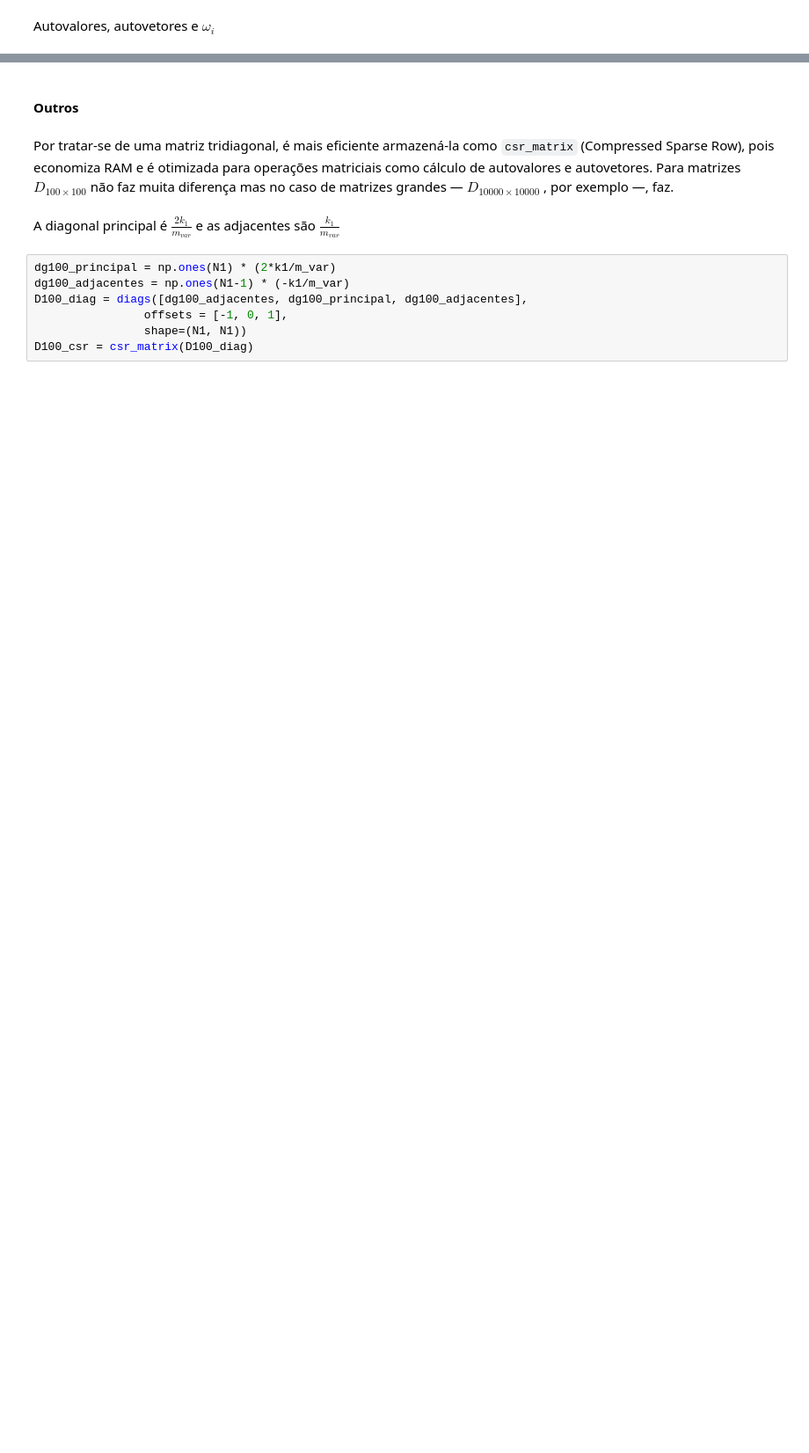
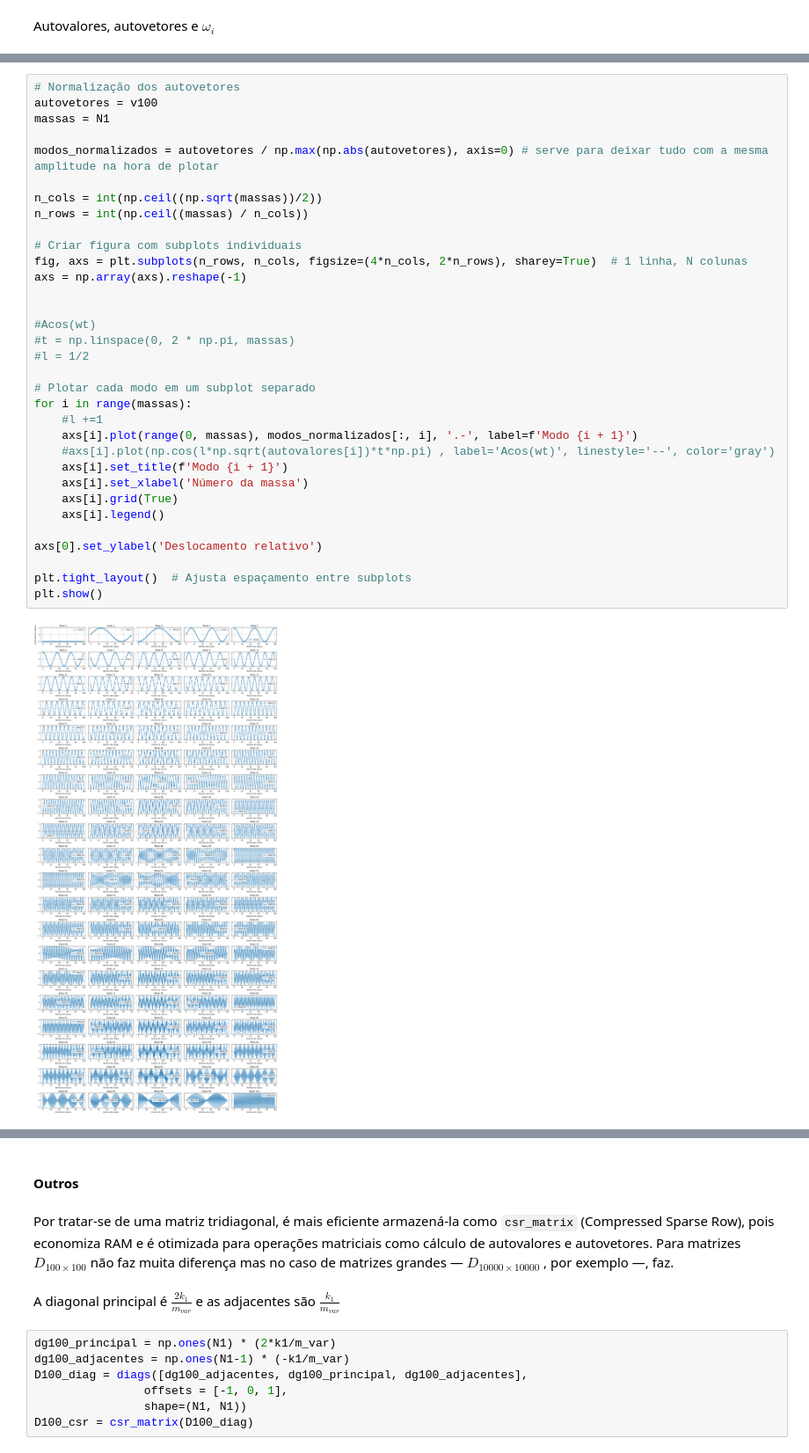
Before and after one commit to aragaoiberis/atv5, a Jupyter notebook: atv5.ipynb, the cells around one changed output, grey strips where cells are left out. Shown at 88% size. Saved outputs shown, nothing was run; the diff lists cells and outputs as text; blank space fills up the shorter version.

```diff
--- a/atv5.ipynb
+++ b/atv5.ipynb
@@ -143,3 +176,38 @@ invalid escape sequence '\o'
+# %%
+# Normalização dos autovetores
+autovetores = v100
+massas = N1
+
+modos_normalizados = autovetores / np.max(np.abs(autovetores), axis=0) # serve para deixar tudo com a mesma amplitude na hora de plotar
+
+n_cols = int(np.ceil((np.sqrt(massas))/2))
+n_rows = int(np.ceil((massas) / n_cols))
+
+# Criar figura com subplots individuais
+fig, axs = plt.subplots(n_rows, n_cols, figsize=(4*n_cols, 2*n_rows), sharey=True)  # 1 linha, N colunas
+axs = np.array(axs).reshape(-1)
+
+
+#Acos(wt)
+#t = np.linspace(0, 2 * np.pi, massas)
+#l = 1/2
+
+# Plotar cada modo em um subplot separado
+for i in range(massas):
+    #l +=1
+    axs[i].plot(range(0, massas), modos_normalizados[:, i], '.-', label=f'Modo {i + 1}')
+    #axs[i].plot(np.cos(l*np.sqrt(autovalores[i])*t*np.pi) , label='Acos(wt)', linestyle='--', color='gray')
+    axs[i].set_title(f'Modo {i + 1}')
+    axs[i].set_xlabel('Número da massa')
+    axs[i].grid(True)
+    axs[i].legend()
+
+axs[0].set_ylabel('Deslocamento relativo')
+
+plt.tight_layout()  # Ajusta espaçamento entre subplots
+plt.show()
+# %% [output]
+[figure, added]
 # %%
 import plotly.express as px
 
```
Also changed, not shown: parts of 12 cells of this notebook.
